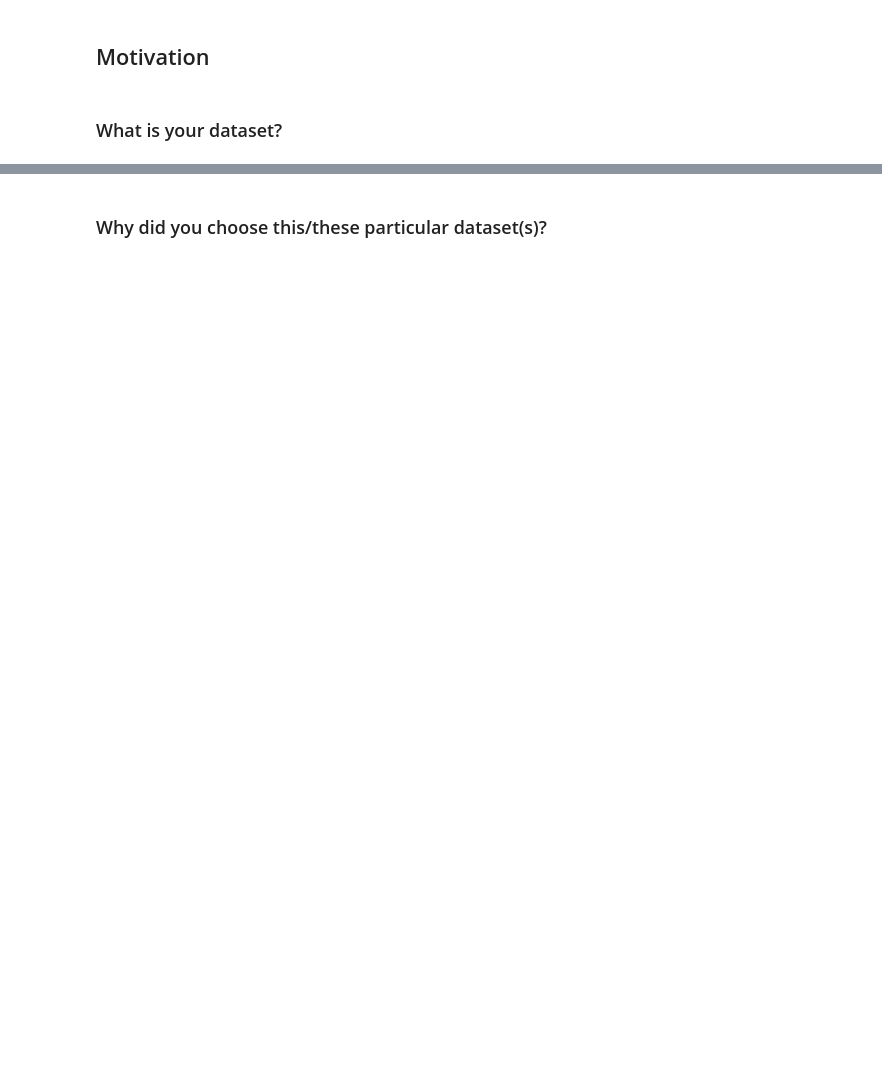
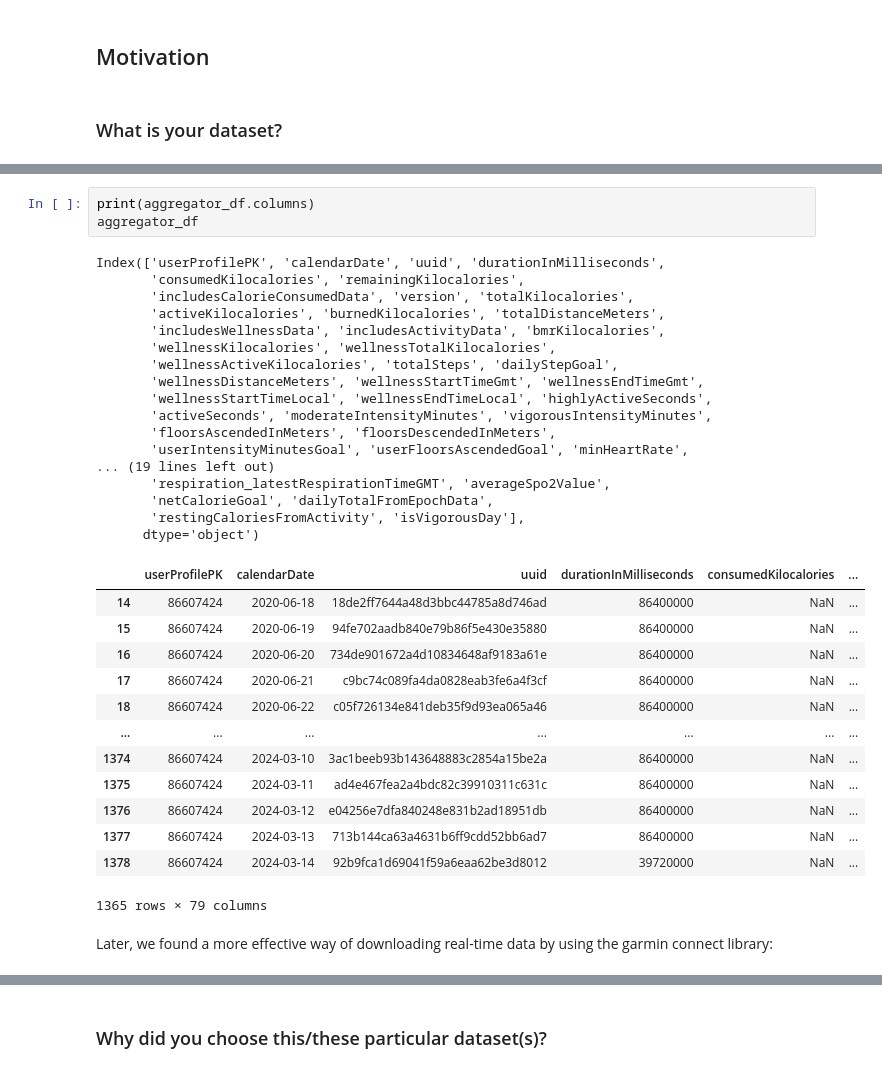
Before and after one commit to cats-and-the-city/explainer, a Jupyter notebook: explaier_notebook.ipynb, the cells around one changed output, grey strips where cells are left out. Cells and saved outputs as stored; diff of their text form; blank space fills up the shorter version.

```diff
--- a/explaier_notebook.ipynb
+++ b/explaier_notebook.ipynb
@@ -82,0 +115,36 @@ And from garmin connect
+# %%
+print(aggregator_df.columns)
+aggregator_df
+# %% [output]
+Index(['userProfilePK', 'calendarDate', 'uuid', 'durationInMilliseconds',
+       'consumedKilocalories', 'remainingKilocalories',
+       'includesCalorieConsumedData', 'version', 'totalKilocalories',
+       'activeKilocalories', 'burnedKilocalories', 'totalDistanceMeters',
+       'includesWellnessData', 'includesActivityData', 'bmrKilocalories',
+       'wellnessKilocalories', 'wellnessTotalKilocalories',
+       'wellnessActiveKilocalories', 'totalSteps', 'dailyStepGoal',
+       'wellnessDistanceMeters', 'wellnessStartTimeGmt', 'wellnessEndTimeGmt',
+       'wellnessStartTimeLocal', 'wellnessEndTimeLocal', 'highlyActiveSeconds',
+       'activeSeconds', 'moderateIntensityMinutes', 'vigorousIntensityMinutes',
+       'floorsAscendedInMeters', 'floorsDescendedInMeters',
+       'userIntensityMinutesGoal', 'userFloorsAscendedGoal', 'minHeartRate',
+... (19 lines left out)
+       'respiration_latestRespirationTimeGMT', 'averageSpo2Value',
+       'netCalorieGoal', 'dailyTotalFromEpochData',
+       'restingCaloriesFromActivity', 'isVigorousDay'],
+      dtype='object')
+|  | userProfilePK | calendarDate | uuid | durationInMilliseconds | consumedKilocalories | ... |
+| 14 | 86607424 | 2020-06-18 | 18de2ff7644a48d3bbc44785a8d746ad | 86400000 | NaN | ... |
+| 15 | 86607424 | 2020-06-19 | 94fe702aadb840e79b86f5e430e35880 | 86400000 | NaN | ... |
+| 16 | 86607424 | 2020-06-20 | 734de901672a4d10834648af9183a61e | 86400000 | NaN | ... |
+| 17 | 86607424 | 2020-06-21 | c9bc74c089fa4da0828eab3fe6a4f3cf | 86400000 | NaN | ... |
+| 18 | 86607424 | 2020-06-22 | c05f726134e841deb35f9d93ea065a46 | 86400000 | NaN | ... |
+| ... | ... | ... | ... | ... | ... | ... |
+| 1374 | 86607424 | 2024-03-10 | 3ac1beeb93b143648883c2854a15be2a | 86400000 | NaN | ... |
+| 1375 | 86607424 | 2024-03-11 | ad4e467fea2a4bdc82c39910311c631c | 86400000 | NaN | ... |
+| 1376 | 86607424 | 2024-03-12 | e04256e7dfa840248e831b2ad18951db | 86400000 | NaN | ... |
+| 1377 | 86607424 | 2024-03-13 | 713b144ca63a4631b6ff9cdd52bb6ad7 | 86400000 | NaN | ... |
+| 1378 | 86607424 | 2024-03-14 | 92b9fca1d69041f59a6eaa62be3d8012 | 39720000 | NaN | ... |
+1365 rows × 79 columns
+# %% [markdown]
+Later, we found a more effective way of downloading real-time data by using the garmin connect library:
```
Also changed, not shown: parts of 34 cells of this notebook.
